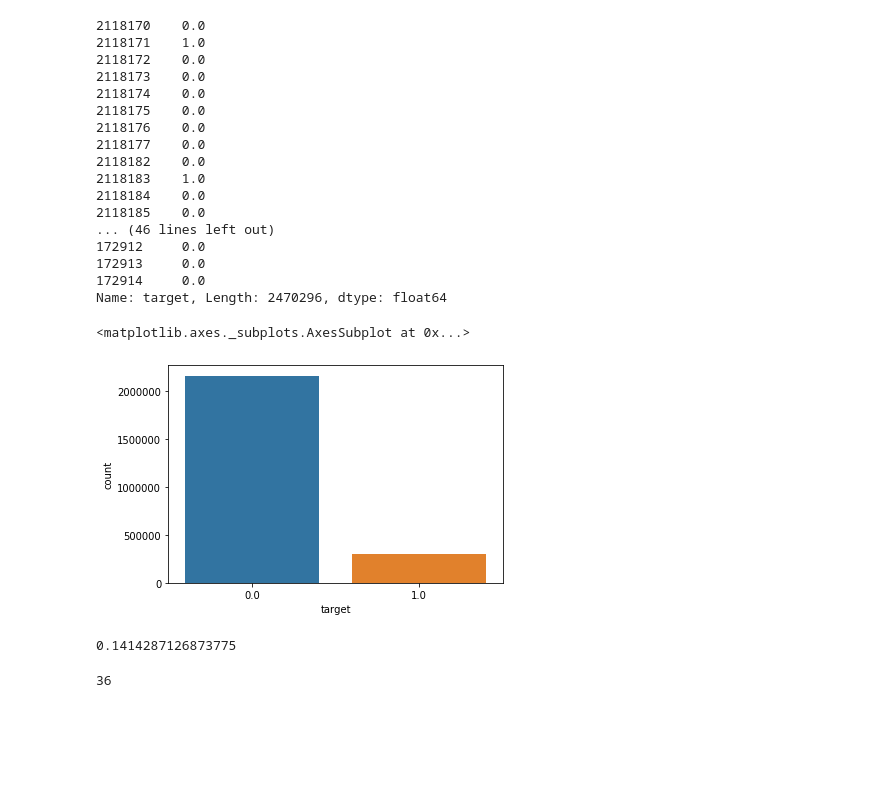
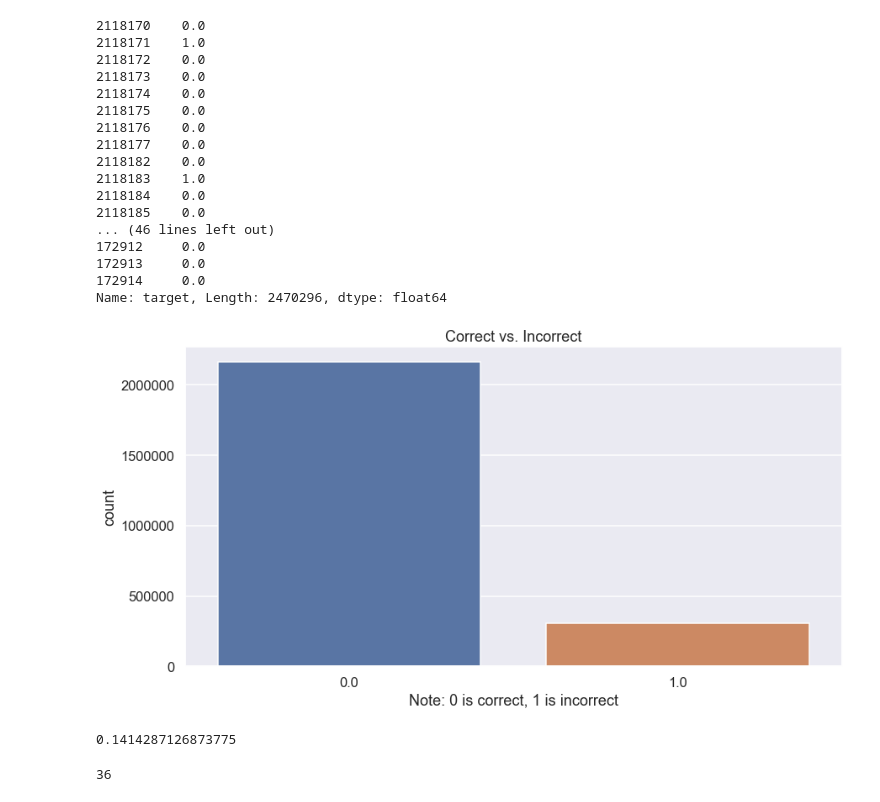
Before and after one commit to k-christensen/en_es_duo_SLAM, a Jupyter notebook: data_processing.ipynb, the cells around one changed output. Saved outputs shown, nothing was run; the diff lists cells and outputs as text; code cells hidden in the pictures; blank space fills up the shorter version.

Commit message:
made correct vs incorrect graph, more work on data

```diff
--- a/data_processing.ipynb
+++ b/data_processing.ipynb
@@ -1577,15 +1577,22 @@ y
 172913     0.0
 172914     0.0
 Name: target, Length: 2470296, dtype: float64
-# %%
-sns.countplot(y)
-# %% [output]
-<matplotlib.axes._subplots.AxesSubplot at 0x...>
-[figure, removed]
-# %%
-306082/2164214
-# %% [output]
-0.1414287126873775
+# %%
+labels = ["Correct", "Incorrect"]
+sns.set(style="darkgrid")
+sns.set_context("talk")
+plt.subplots(figsize = (14,7))
+sns.countplot(y)
+plt.title("Correct vs. Incorrect")
+plt.xlabel("Note: 0 is correct, 1 is incorrect")
+plt.show()
+plt.savefig("correct")
+# %% [output]
+[figure, added]
+# %%
+244730/1731506
+# %% [output]
+0.1414287126873775
 # %%
 ss = StandardScaler()
 
```
Also changed, not shown: parts of 1 cell of this notebook, 1 other file.
